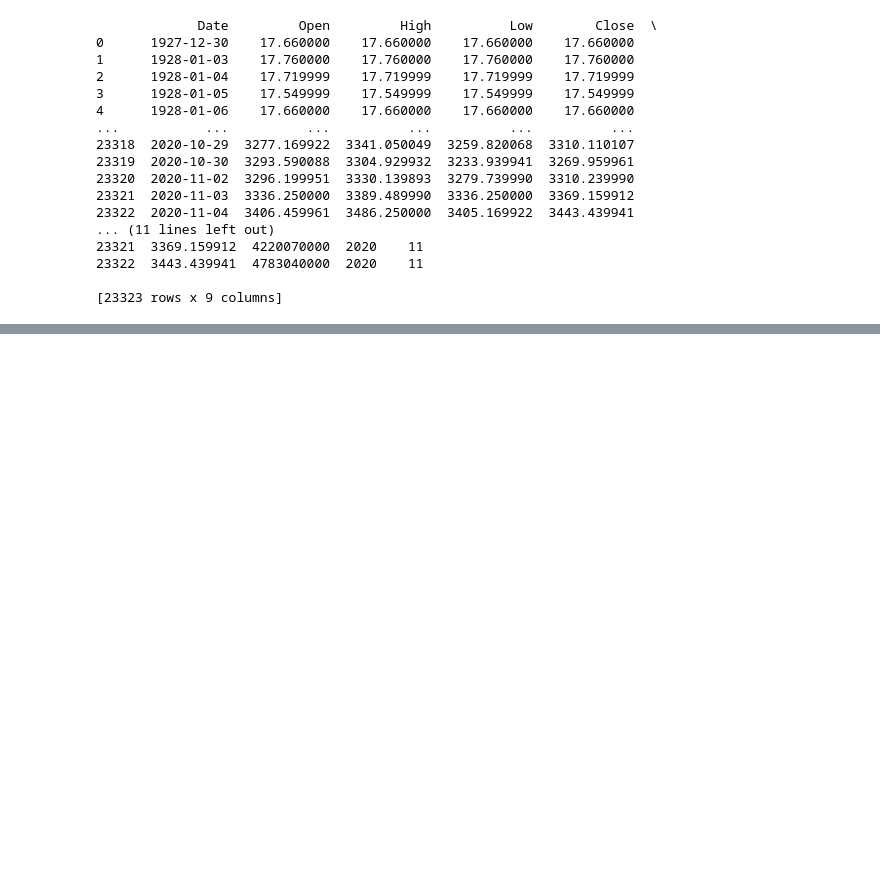
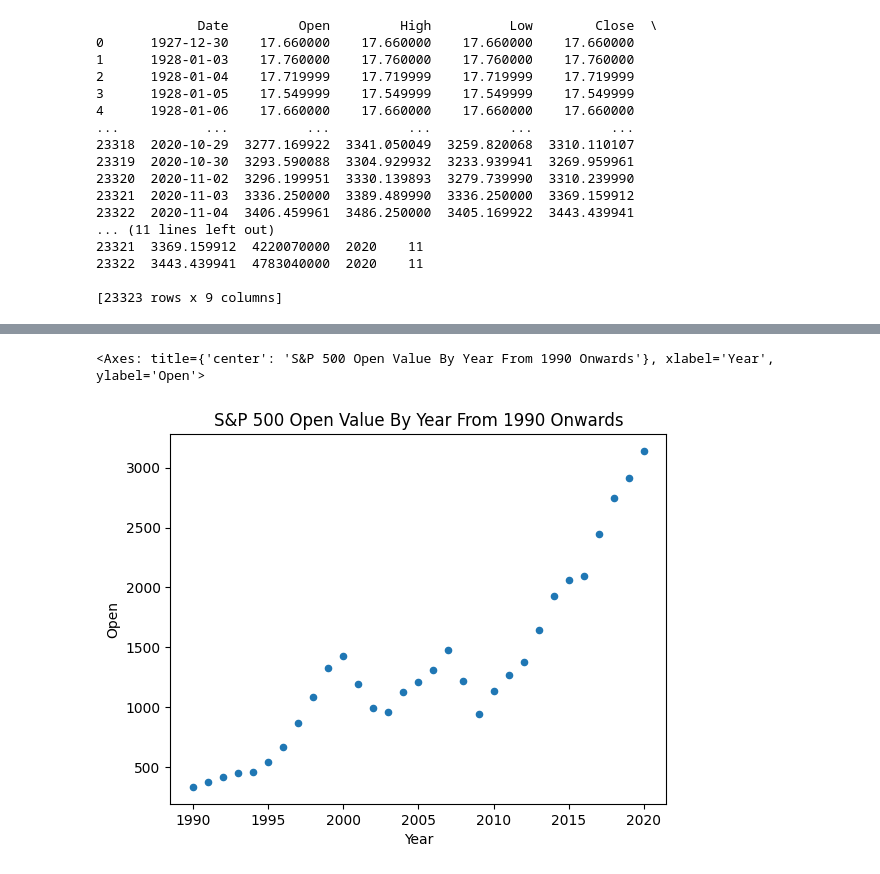
Before and after one commit to DoyleAaron/Data-Science-Year-4, a Jupyter notebook: S&P-500-Data/s&p-500.ipynb, the cells around one changed output, grey strips where cells are left out. Cells and saved outputs as stored; diff of their text form; code cells hidden in the pictures; blank space fills up the shorter version.

```diff
--- a/S&P-500-Data/s&p-500.ipynb
+++ b/S&P-500-Data/s&p-500.ipynb
@@ -65,0 +79,11 @@ yearly.to_csv('yearly-data.csv', index=False)
+# %%
+post_1990 = yearly[(yearly['Year'] >= 1990)]
+post_1990.plot.scatter(x = 'Year', y = 'Open', title = 'S&P 500 Open Value By Year From 1990 Onwards')
+
+# This graph shows us some more interesting information now that it is focused on a more specific time frame
+# There are 2 major dips from the steady growth of the S&P 500, the first one being in 2008 when the global financial crisis hit, this left nearly every stock going down so this would've affected peoples investments massively
+# The second one was in the year 2000 and this one is a bit more interseting as this is to do with the burst of the 'dot com' bubble. In the late 90's everyone was jumping on the train of tech companies and invested very heavily in them
+# Most of the companies that were given heavy investment had little profit so investors started to sell their all their shares leading to the crash of the S&P 500 in the early 2000s
+# %% [output]
+<Axes: title={'center': 'S&P 500 Open Value By Year From 1990 Onwards'}, xlabel='Year', ylabel='Open'>
+[figure, added]
```
Also changed, not shown: parts of 3 cells of this notebook.
